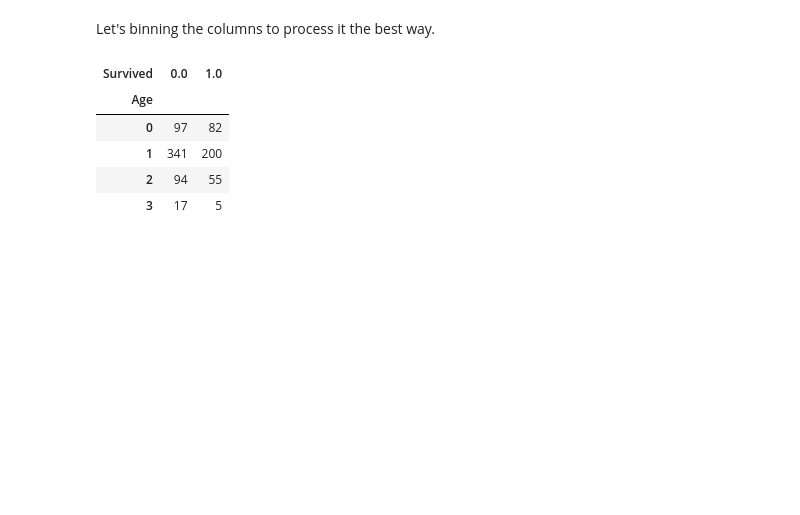
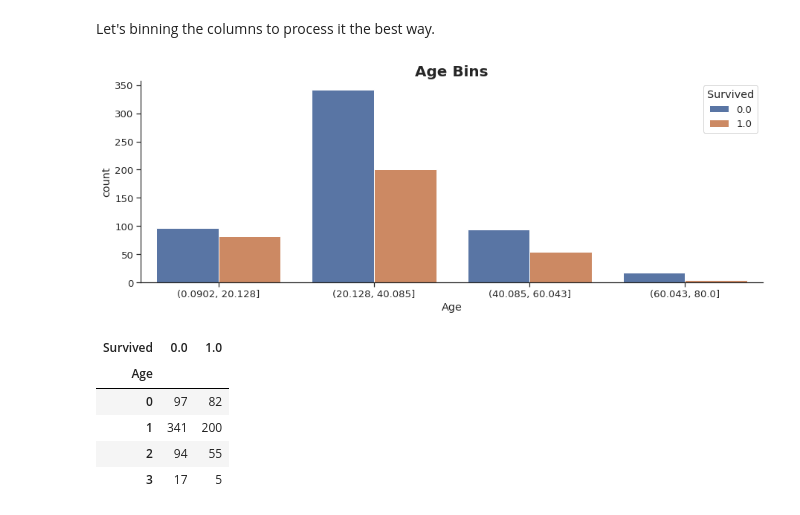
Before and after one commit to AdilSahiner/DecisionTree, a Jupyter notebook: decision-tree.ipynb, the cells around one changed output. Drawn from its saved outputs; the diff is of its cells as text; code cells hidden in the pictures; blank space fills up the shorter version.

```diff
--- a/decision-tree.ipynb
+++ b/decision-tree.ipynb
@@ -144,6 +177,13 @@ sns.despine()
 [figure]
 # %% [markdown]
 Let's binning the columns to process it the best way.
+# %%
+auxage = pd.cut(df['Age'], 4)
+fig, axs = plt.subplots(figsize=(15, 5))
+sns.countplot(x=auxage, hue='Survived', data=df).set_title("Age Bins",fontdict= { 'fontsize': 20, 'fontweight':'bold'});
+sns.despine()
+# %% [output]
+[figure, added]
 # %%
 # converting to categorical
 df['Age'] = LabelEncoder().fit_transform(auxage)
```
Also changed, not shown: parts of 4 cells of this notebook.
